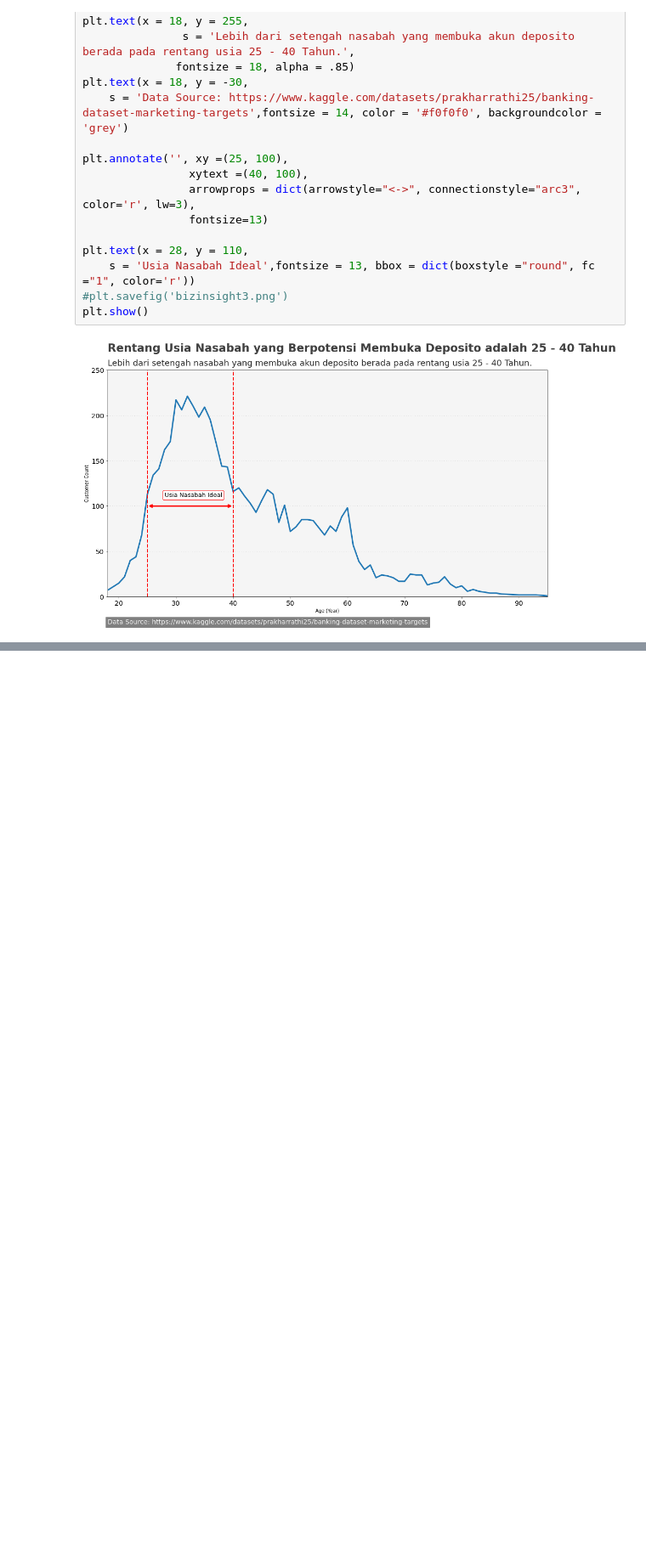
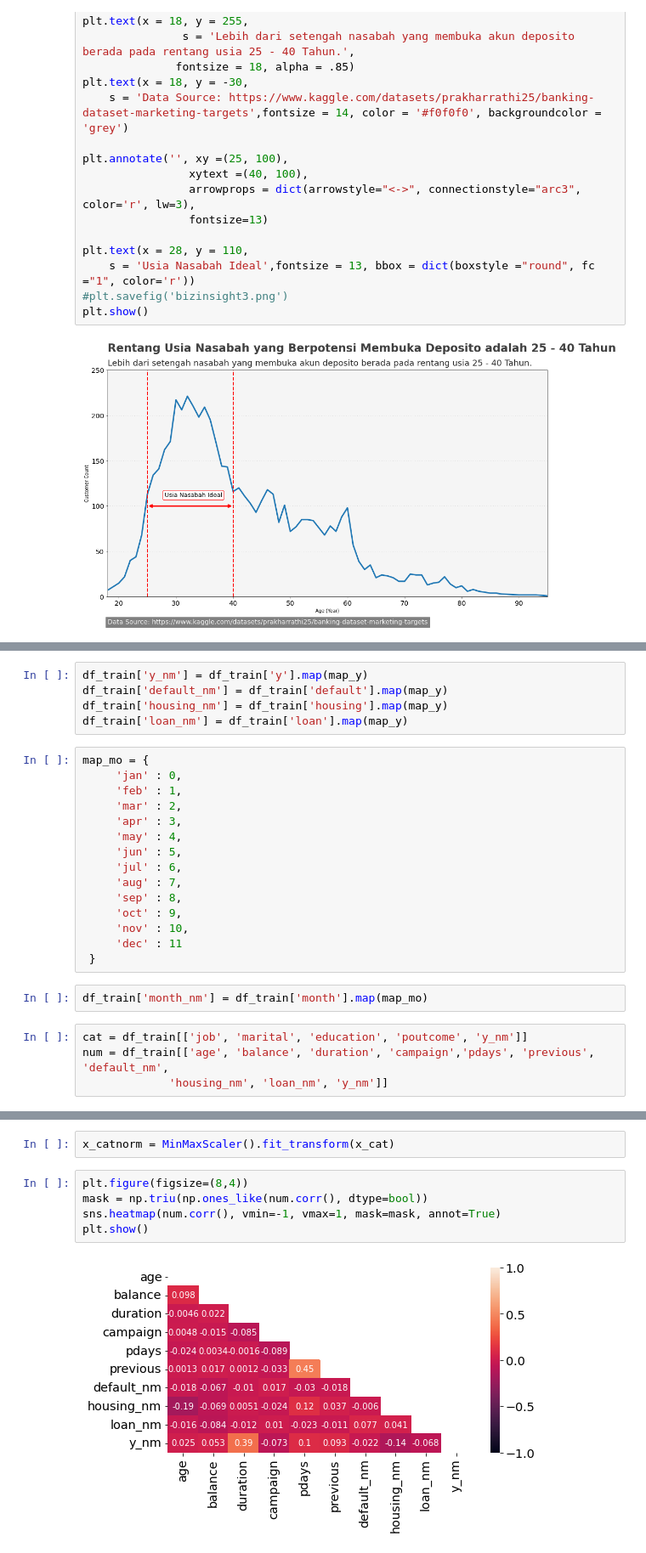
Before and after one commit to inggolanda/predict_whether_customer_will_be_buy_deposito, a Jupyter notebook: Final_Project.ipynb, the cells around one changed output, grey strips where cells are left out. Shown at 85% size. Saved outputs shown, nothing was run; the diff lists cells and outputs as text; blank space fills up the shorter version.

```diff
--- a/Final_Project.ipynb
+++ b/Final_Project.ipynb
@@ -704,0 +711,26 @@ plt.show()
+# %%
+df_train['y_nm'] = df_train['y'].map(map_y)
+df_train['default_nm'] = df_train['default'].map(map_y)
+df_train['housing_nm'] = df_train['housing'].map(map_y)
+df_train['loan_nm'] = df_train['loan'].map(map_y)
+# %%
+map_mo = {
+     'jan' : 0,
+     'feb' : 1,
+     'mar' : 2,
+     'apr' : 3,
+     'may' : 4,
+     'jun' : 5,
+     'jul' : 6,
+     'aug' : 7,
+     'sep' : 8,
+     'oct' : 9,
+     'nov' : 10,
+     'dec' : 11
+ }
+# %%
+df_train['month_nm'] = df_train['month'].map(map_mo)
+# %%
+cat = df_train[['job', 'marital', 'education', 'poutcome', 'y_nm']]
+num = df_train[['age', 'balance', 'duration', 'campaign','pdays', 'previous', 'default_nm',
+             'housing_nm', 'loan_nm', 'y_nm']]
@@ -704,0 +757,9 @@ plt.show()
+# %%
+x_catnorm = MinMaxScaler().fit_transform(x_cat)
+# %%
+plt.figure(figsize=(8,4))
+mask = np.triu(np.ones_like(num.corr(), dtype=bool))
+sns.heatmap(num.corr(), vmin=-1, vmax=1, mask=mask, annot=True)
+plt.show()
+# %% [output]
+[figure, added]
```
Also changed, not shown: parts of 21 cells of this notebook.
